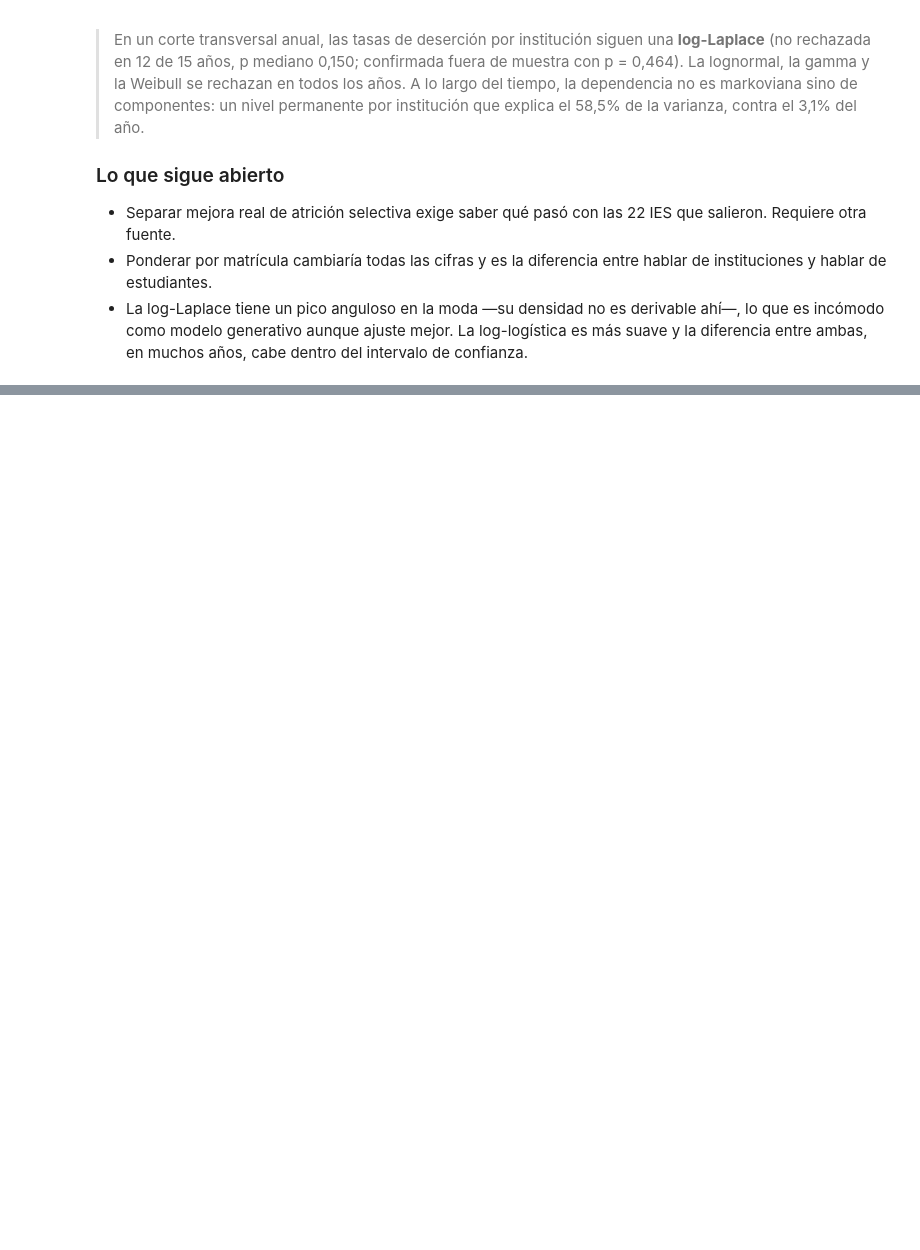
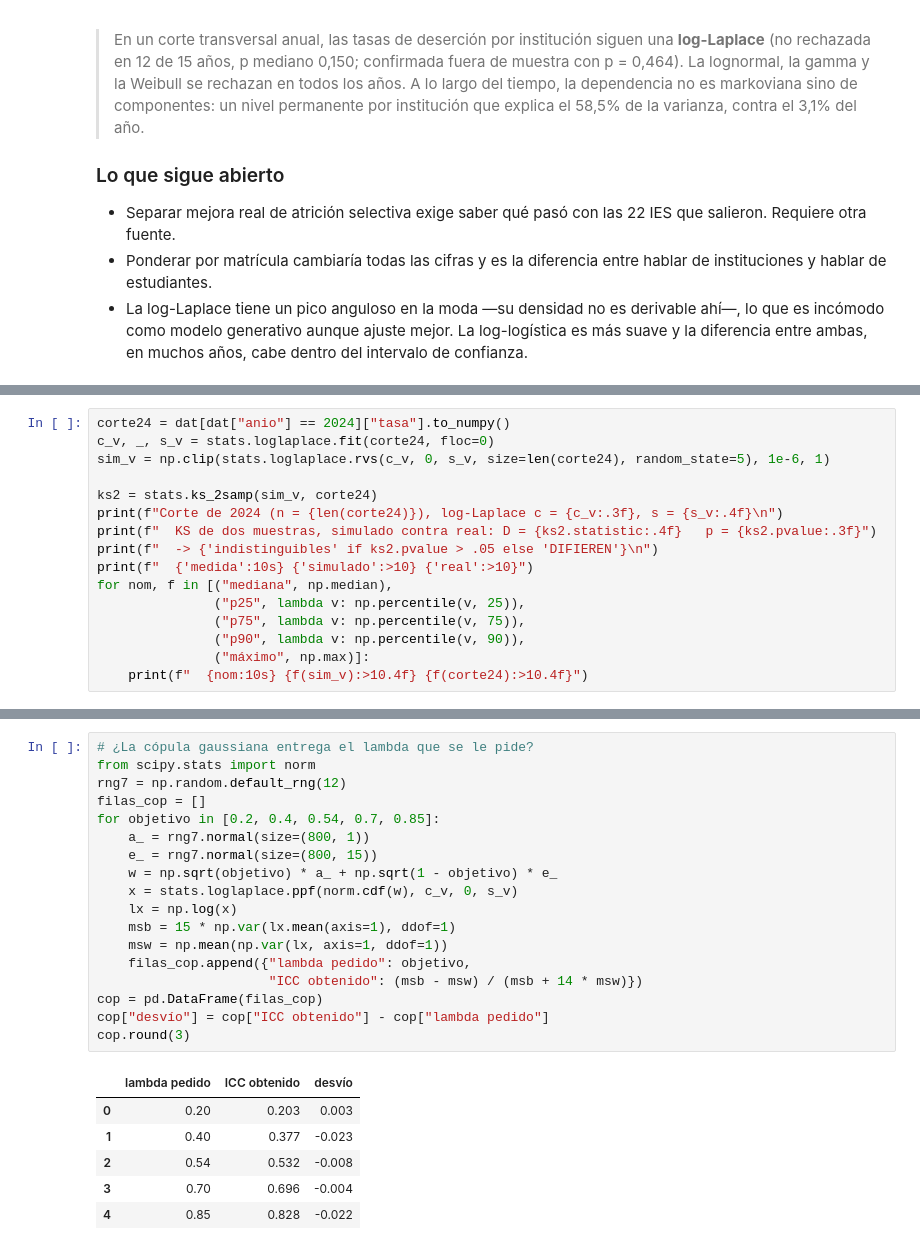
Before and after one commit to Nicolaserd/desercion-ies-colombia, a Jupyter notebook: DISPERSION_DESERCION.ipynb, the cells around one changed output, grey strips where cells are left out. Cells and saved outputs as stored; diff of their text form; blank space fills up the shorter version.

```diff
--- a/DISPERSION_DESERCION.ipynb
+++ b/DISPERSION_DESERCION.ipynb
@@ -2242,0 +2409,16 @@ segundo hacen falta las matrículas, que no están aquí.
+# %%
+corte24 = dat[dat["anio"] == 2024]["tasa"].to_numpy()
+c_v, _, s_v = stats.loglaplace.fit(corte24, floc=0)
+sim_v = np.clip(stats.loglaplace.rvs(c_v, 0, s_v, size=len(corte24), random_state=5), 1e-6, 1)
+
+ks2 = stats.ks_2samp(sim_v, corte24)
+print(f"Corte de 2024 (n = {len(corte24)}), log-Laplace c = {c_v:.3f}, s = {s_v:.4f}\n")
+print(f"  KS de dos muestras, simulado contra real: D = {ks2.statistic:.4f}   p = {ks2.pvalue:.3f}")
+print(f"  -> {'indistinguibles' if ks2.pvalue > .05 else 'DIFIEREN'}\n")
+print(f"  {'medida':10s} {'simulado':>10} {'real':>10}")
+for nom, f in [("mediana", np.median),
+               ("p25", lambda v: np.percentile(v, 25)),
+               ("p75", lambda v: np.percentile(v, 75)),
+               ("p90", lambda v: np.percentile(v, 90)),
+               ("máximo", np.max)]:
+    print(f"  {nom:10s} {f(sim_v):>10.4f} {f(corte24):>10.4f}")
@@ -2242,0 +2437,25 @@ segundo hacen falta las matrículas, que no están aquí.
+# %%
+# ¿La cópula gaussiana entrega el lambda que se le pide?
+from scipy.stats import norm
+rng7 = np.random.default_rng(12)
+filas_cop = []
+for objetivo in [0.2, 0.4, 0.54, 0.7, 0.85]:
+    a_ = rng7.normal(size=(800, 1))
+    e_ = rng7.normal(size=(800, 15))
+    w = np.sqrt(objetivo) * a_ + np.sqrt(1 - objetivo) * e_
+    x = stats.loglaplace.ppf(norm.cdf(w), c_v, 0, s_v)
+    lx = np.log(x)
+    msb = 15 * np.var(lx.mean(axis=1), ddof=1)
+    msw = np.mean(np.var(lx, axis=1, ddof=1))
+    filas_cop.append({"lambda pedido": objetivo,
+                      "ICC obtenido": (msb - msw) / (msb + 14 * msw)})
+cop = pd.DataFrame(filas_cop)
+cop["desvío"] = cop["ICC obtenido"] - cop["lambda pedido"]
+cop.round(3)
+# %% [output]
+|  | lambda pedido | ICC obtenido | desvío |
+| 0 | 0.20 | 0.203 | 0.003 |
+| 1 | 0.40 | 0.377 | -0.023 |
+| 2 | 0.54 | 0.532 | -0.008 |
+| 3 | 0.70 | 0.696 | -0.004 |
+| 4 | 0.85 | 0.828 | -0.022 |
```
Also changed, not shown: parts of 15 cells of this notebook, 8 other files.
